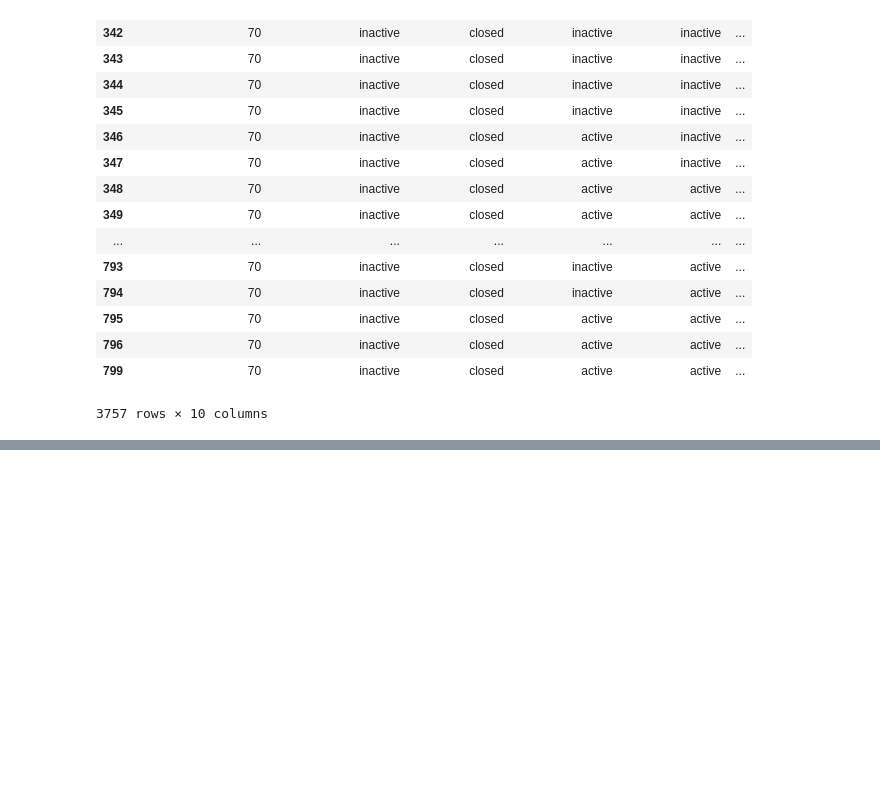
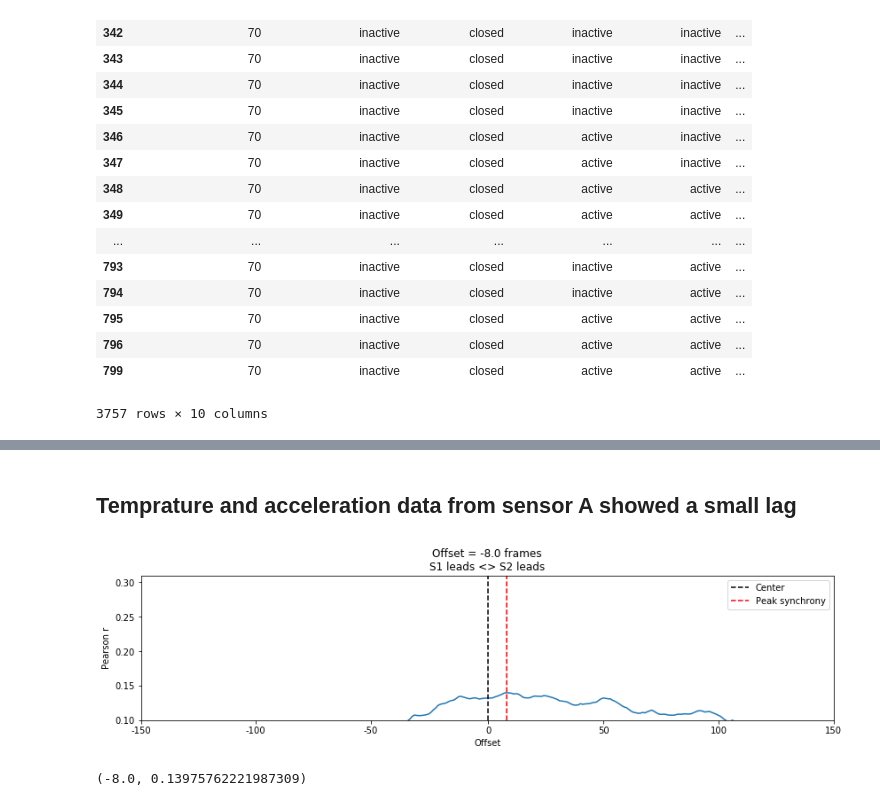
Before and after one commit to ericssy/smart-home-security, a Jupyter notebook: sensor_fusion/transform_features.ipynb, the cells around one changed output, grey strips where cells are left out. Cells and saved outputs as stored; diff of their text form; code cells hidden in the pictures; blank space fills up the shorter version.

```diff
--- a/sensor_fusion/transform_features.ipynb
+++ b/sensor_fusion/transform_features.ipynb
@@ -368,0 +506,9 @@ for i in
+# %% [markdown]
+## Temprature and acceleration data from sensor A showed a small lag
+# %%
+d1 = df['temperature_sensorA'].astype(float)
+d2 = df['acceleration_sensorA'].map({"active" : 1, "inactive" : 0})
+plot_offset_graph(d1, d2)
+# %% [output]
+[figure, added]
+(-8.0, 0.13975762221987309)
```
Also changed, not shown: parts of 27 cells of this notebook, 4 other files.
